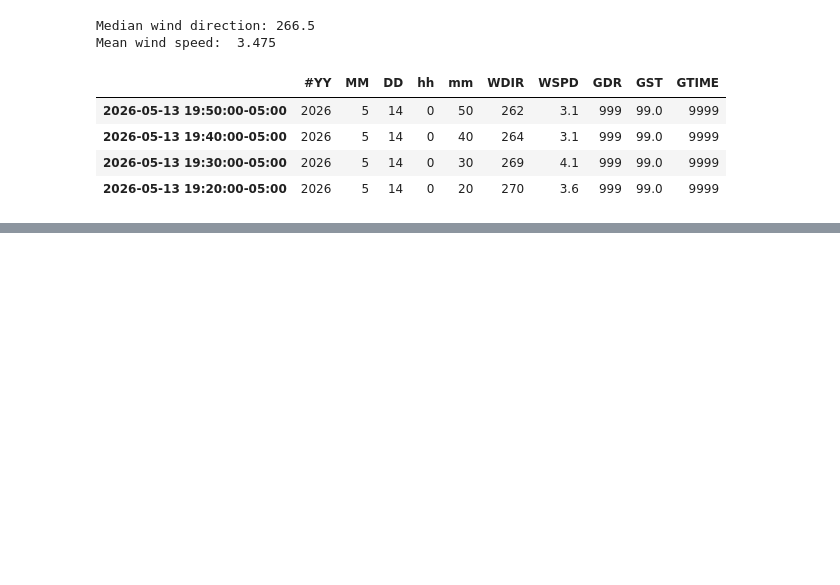
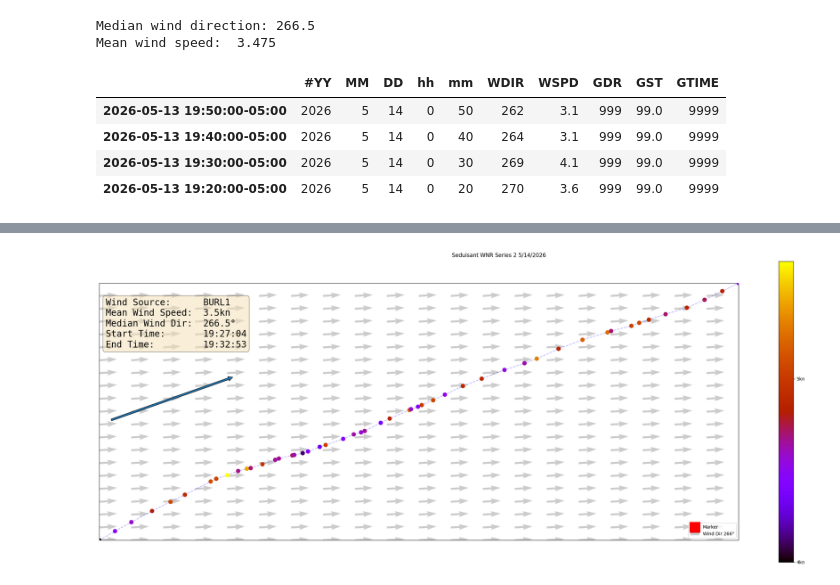
Before and after one commit to GarysCorner/RegattaTracking, a Jupyter notebook: 2026-05-14 Seduisant.ipynb, the cells around one changed output, grey strips where cells are left out. Saved outputs shown, nothing was run; the diff lists cells and outputs as text; code cells hidden in the pictures; blank space fills up the shorter version.

Commit message:
Added crew requested subset

```diff
--- a/2026-05-14 Seduisant.ipynb
+++ b/2026-05-14 Seduisant.ipynb
@@ -250,3 +246,47 @@ fig.savefig(f"{outputPath}/{outfileBase}.svg")
+# %%
+reqMask = numpy.logical_and( trkGdf.index>'2026-05-13 19:27:00-05:00',\
+                             trkGdf.index<'2026-05-13 19:33:00-05:00')
+# %%
+#crew member request subset
+
+figsize = (25,10)
+fig,ax = plt.subplots(1, figsize=figsize ,subplot_kw={'projection': proj})
+
+norm = mpl.colors.Normalize(vmin=trkGdf['speed'][reqMask].min(), vmax = trkGdf['speed'][reqMask].max(), clip=True)
+colorbarTicks = numpy.arange(norm.vmin,norm.vmax+0.001,1.0)
+colorMap = mpl.cm.gnuplot
+cax = fig.colorbar( plt.cm.ScalarMappable(norm=norm,cmap=colorMap), ax=ax)
+cax.set_ticks(colorbarTicks)
+cax.set_ticklabels( [f"{int(i)}kn" for i in colorbarTicks])
+
+createPlot(ax,s=75, extent=trkGdf[reqMask].total_bounds,colorMap=colorMap, extentBuffer=0, lblWpt=False)
+
+#add wind speed
+windStr = f"""Wind Source:      BURL1
+Mean Wind Speed:  {meanWindSpeed:.1f}kn
+Median Wind Dir:  {medianWind}\U000000B0
+Start Time:       {trkGdf[reqMask].index[0].strftime('%H:%M:%S')}
+End Time:         {trkGdf[reqMask].index[-1].strftime('%H:%M:%S')}"""
+ax.text(0.01,0.75,windStr, transform=ax.transAxes,\
+        fontsize=20,\
+        fontfamily='monospace',\
+       bbox={
+           'boxstyle':'round',
+           'facecolor':'wheat',
+           'alpha':0.5
+       })
+
+
+ax.plot(trkGdf[reqMask].geometry.x,trkGdf[reqMask].geometry.y, c=(0,0,1,0.3), linestyle='--', zorder=4)
+
+ax.legend()
+
+fig.suptitle(title)
+fig.tight_layout()
+fig.savefig(f"{outputPath}/{outfileBase}_CrewReq.jpg")
+fig.savefig(f"{outputPath}/{outfileBase}_CrewReq.svg")
+# %% [output]
+[figure, added]
 # %%
 print(datetime.now())
 # %% [output]
```
Also changed, not shown: parts of 5 cells of this notebook.
